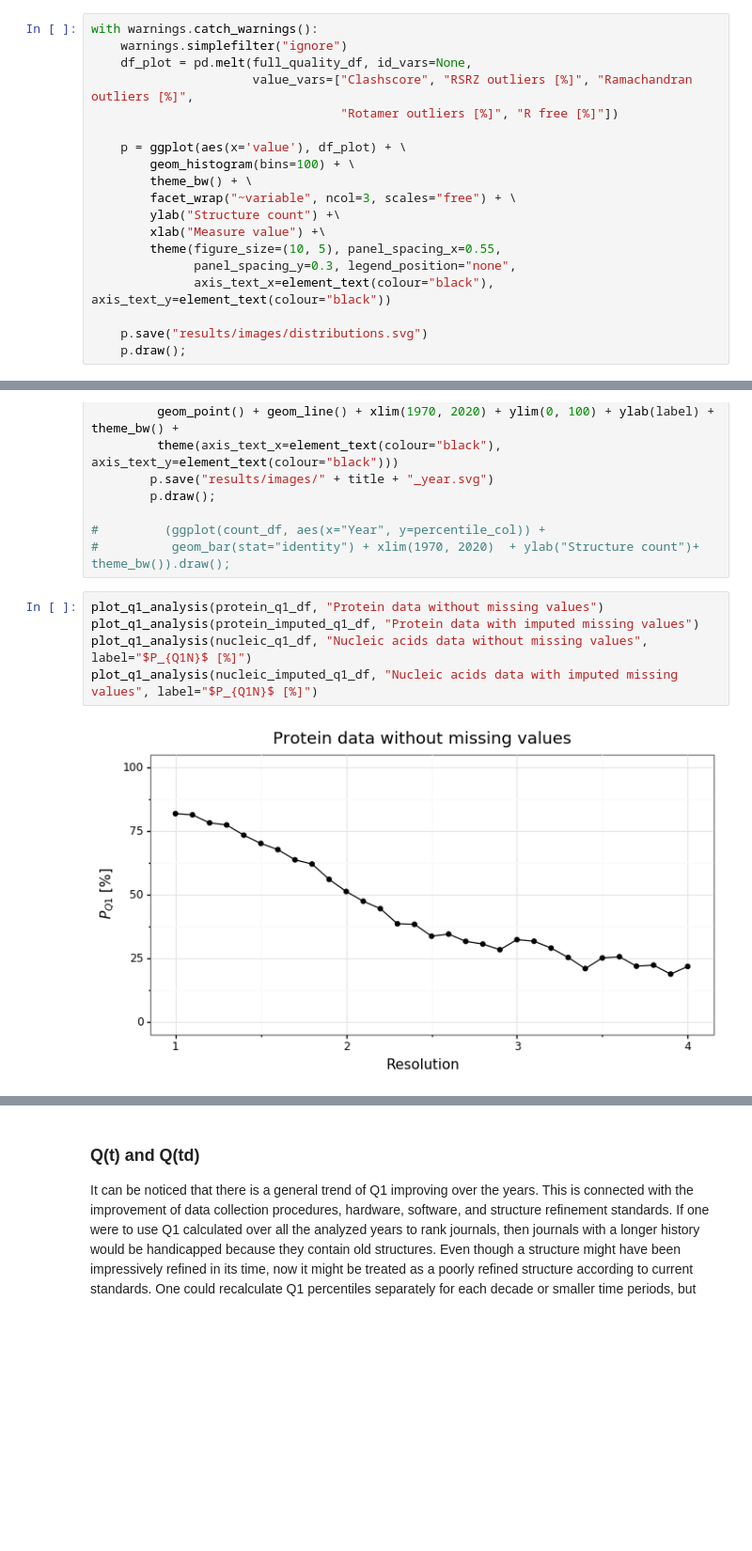
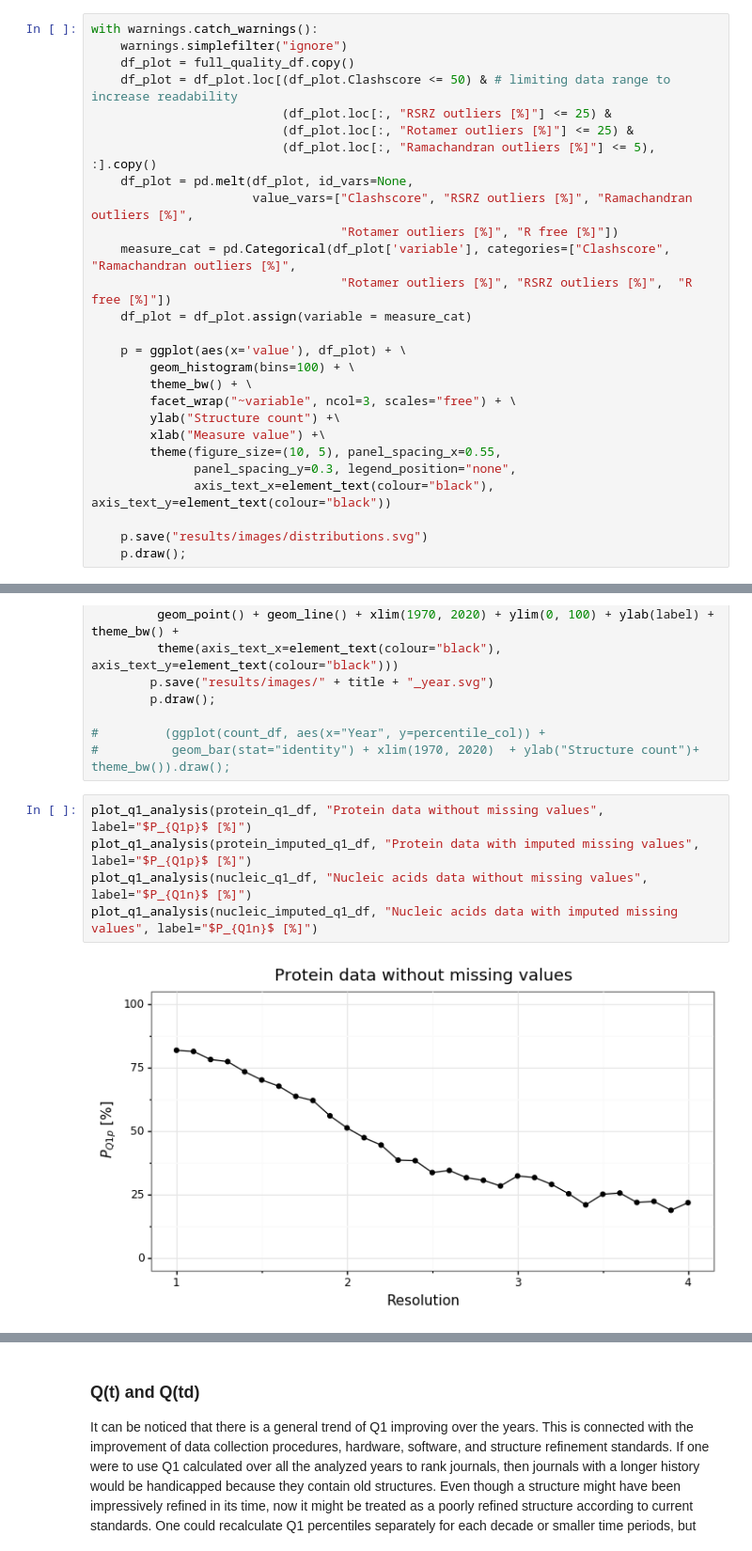
Before and after one commit to dabrze/pdb_structure_quality, a Jupyter notebook: PDB analysis.ipynb, the cells around one changed output, grey strips where cells are left out. Shown at 94% size. Cells and saved outputs as stored; diff of their text form; blank space fills up the shorter version.

```diff
--- a/PDB analysis.ipynb
+++ b/PDB analysis.ipynb
@@ -323,9 +323,17 @@ Before imputing missing values, we first present the histograms for each quality
 # %%
 with warnings.catch_warnings():
     warnings.simplefilter("ignore")
-    df_plot = pd.melt(full_quality_df, id_vars=None,
+    df_plot = full_quality_df.copy()
+    df_plot = df_plot.loc[(df_plot.Clashscore <= 50) & # limiting data range to increase readability
+                          (df_plot.loc[:, "RSRZ outliers [%]"] <= 25) &
+                          (df_plot.loc[:, "Rotamer outliers [%]"] <= 25) &
+                          (df_plot.loc[:, "Ramachandran outliers [%]"] <= 5), :].copy()
+    df_plot = pd.melt(df_plot, id_vars=None,
                       value_vars=["Clashscore", "RSRZ outliers [%]", "Ramachandran outliers [%]",
                                   "Rotamer outliers [%]", "R free [%]"])
+    measure_cat = pd.Categorical(df_plot['variable'], categories=["Clashscore", "Ramachandran outliers [%]",
+                                  "Rotamer outliers [%]", "RSRZ outliers [%]",  "R free [%]"])
+    df_plot = df_plot.assign(variable = measure_cat)
 
     p = ggplot(aes(x='value'), df_plot) + \
         geom_histogram(bins=100) + \
@@ -712,11 +720,11 @@ def plot_q1_analysis(df, title, percentile_col="Q1 percentile", label="$P_{Q1}$
 #         (ggplot(count_df, aes(x="Year", y=percentile_col)) +
 #          geom_bar(stat="identity") + xlim(1970, 2020)  + ylab("Structure count")+ theme_bw()).draw();
 # %%
-plot_q1_analysis(protein_q1_df, "Protein data without missing values")
-plot_q1_analysis(protein_imputed_q1_df, "Protein data with imputed missing values")
-plot_q1_analysis(nucleic_q1_df, "Nucleic acids data without missing values", label="$P_{Q1N}$ [%]")
-plot_q1_analysis(nucleic_imputed_q1_df, "Nucleic acids data with imputed missing values", label="$P_{Q1N}$ [%]")
+plot_q1_analysis(protein_q1_df, "Protein data without missing values", label="$P_{Q1p}$ [%]")
+plot_q1_analysis(protein_imputed_q1_df, "Protein data with imputed missing values", label="$P_{Q1p}$ [%]")
+plot_q1_analysis(nucleic_q1_df, "Nucleic acids data without missing values", label="$P_{Q1n}$ [%]")
+plot_q1_analysis(nucleic_imputed_q1_df, "Nucleic acids data with imputed missing values", label="$P_{Q1n}$ [%]")
 # %% [output]
-[figure, old version]
+[figure, new version]
 [figure]
 [figure]
```
Also changed, not shown: parts of 5 cells of this notebook, 23 other files.
